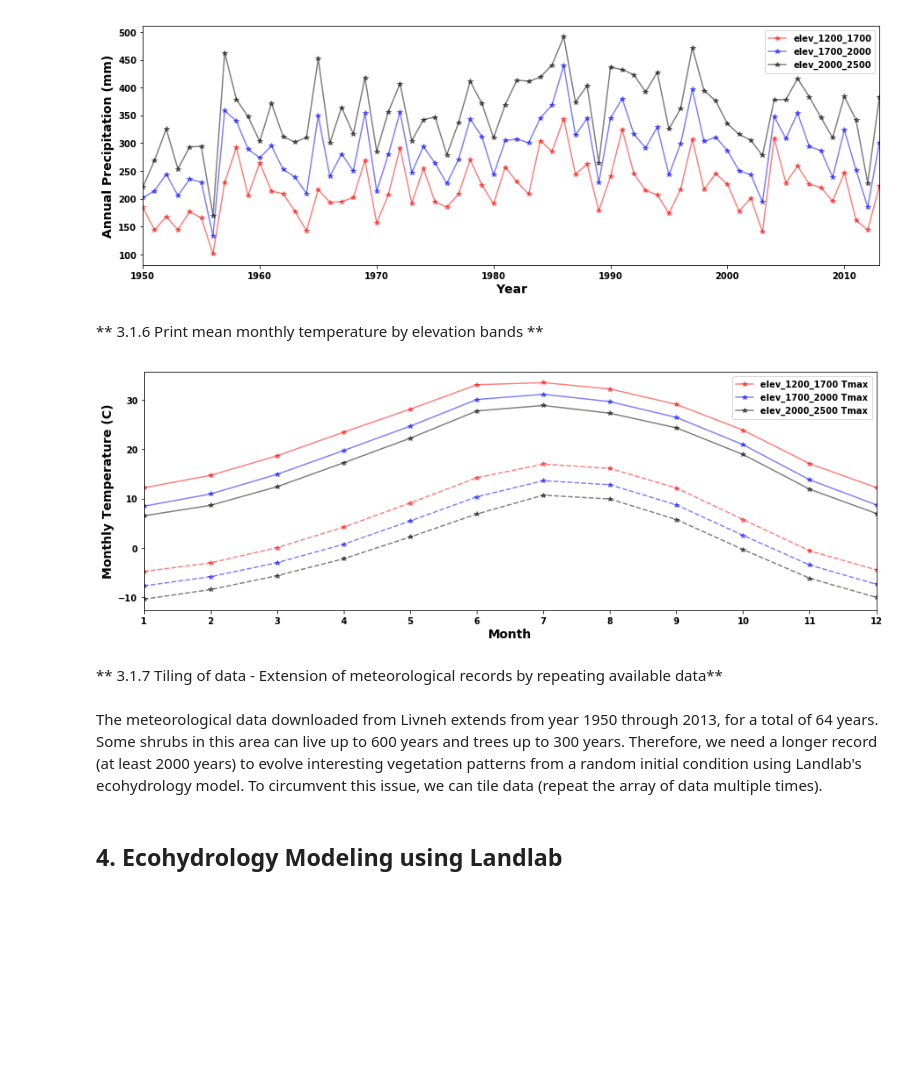
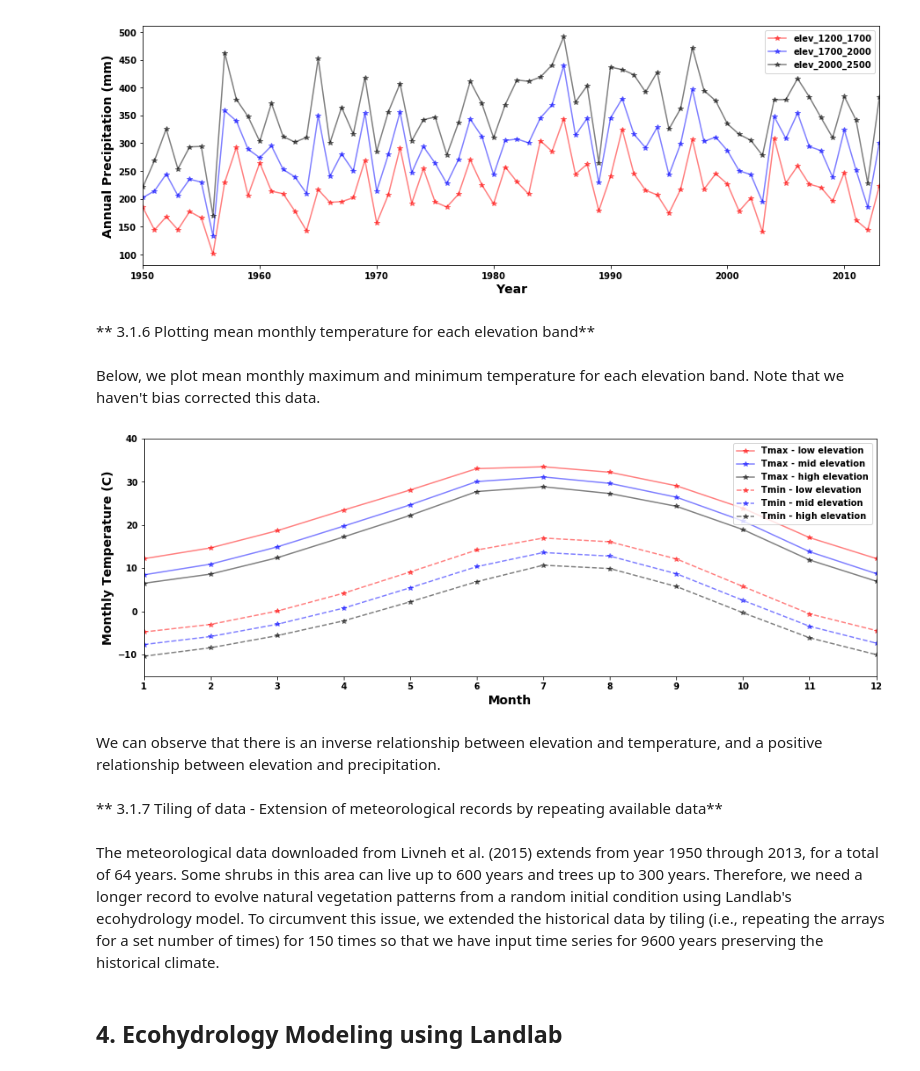
Before and after one commit to saisiddu/tutorials, a Jupyter notebook: ecohydrology_gridhydromet/reuse_ecohydrology_gridhydromet.ipynb, the cells around one changed output. Saved outputs shown, nothing was run; the diff lists cells and outputs as text; code cells hidden in the pictures; blank space fills up the shorter version.

```diff
--- a/ecohydrology_gridhydromet/reuse_ecohydrology_gridhydromet.ipynb
+++ b/ecohydrology_gridhydromet/reuse_ecohydrology_gridhydromet.ipynb
@@ -294,29 +308,34 @@ plt.show()
 # %% [output]
 [figure]
 # %% [markdown]
-** 3.1.6 Print mean monthly temperature by elevation bands **
+** 3.1.6 Plotting mean monthly temperature for each elevation band**
+# %% [markdown]
+Below, we plot mean monthly maximum and minimum temperature for each elevation band. Note that we haven't bias corrected this data.
 # %%
 T_fig2 = plt.figure(figsize=(15, 5))
 ax4 = T_fig2.add_subplot(111)
-ax4.plot(ltm_low['meanmonth_TMAX_dailymet_livneh2015'],'r-*', label = 'elev_1200_1700 Tmax', alpha=0.5)
-ax4.plot(ltm_mid['meanmonth_TMAX_dailymet_livneh2015'],'b-*', label = 'elev_1700_2000 Tmax', alpha=0.5)
-ax4.plot(ltm_high['meanmonth_TMAX_dailymet_livneh2015'],'k-*', label = 'elev_2000_2500 Tmax', alpha=0.5)
+ax4.plot(ltm_low['meanmonth_TMAX_dailymet_livneh2015'],'r-*', label = 'Tmax - low elevation', alpha=0.5)
+ax4.plot(ltm_mid['meanmonth_TMAX_dailymet_livneh2015'],'b-*', label = 'Tmax - mid elevation', alpha=0.5)
+ax4.plot(ltm_high['meanmonth_TMAX_dailymet_livneh2015'],'k-*', label = 'Tmax - high elevation', alpha=0.5)
 
-ax4.plot(ltm_low['meanmonth_TMIN_dailymet_livneh2015'],'r--*', label = 'elev_1200_1700 Tmax', alpha=0.5)
-ax4.plot(ltm_mid['meanmonth_TMIN_dailymet_livneh2015'],'b--*', label = 'elev_1700_2000 Tmax', alpha=0.5)
-ax4.plot(ltm_high['meanmonth_TMIN_dailymet_livneh2015'],'k--*', label = 'elev_2000_2500 Tmax', alpha=0.5)
+ax4.plot(ltm_low['meanmonth_TMIN_dailymet_livneh2015'],'r--*', label = 'Tmin - low elevation', alpha=0.5)
+ax4.plot(ltm_mid['meanmonth_TMIN_dailymet_livneh2015'],'b--*', label = 'Tmin - mid elevation', alpha=0.5)
+ax4.plot(ltm_high['meanmonth_TMIN_dailymet_livneh2015'],'k--*', label = 'Tmin - high elevation', alpha=0.5)
 
 plt.xlim([1, 12])
+plt.ylim([-15, 40])
 plt.ylabel('Monthly Temperature (C)', fontdict=fontdict)
 plt.xlabel('Month', fontdict=fontdict)
 plt.xticks(np.arange(1, 13, step=1), fontsize=10, fontweight='bold')
 plt.yticks(fontsize=10, fontweight='bold')
-plt.legend(prop={'weight':'bold'})
+plt.legend(loc=1, prop={'weight':'bold'})
 plt.show()
 # %% [output]
-[figure, old version]
+[figure, new version]
+# %% [markdown]
+We can observe that there is an inverse relationship between elevation and temperature, and a positive relationship between elevation and precipitation.
 # %% [markdown]
 ** 3.1.7 Tiling of data - Extension of meteorological records by repeating available data**
 # %% [markdown]
-The meteorological data downloaded from Livneh extends from year 1950 through 2013, for a total of 64 years. Some shrubs in this area can live up to 600 years and trees up to 300 years. Therefore, we need a longer record (at least 2000 years) to evolve interesting vegetation patterns from a random initial condition using Landlab's ecohydrology model. To circumvent this issue, we can tile data (repeat the array of data multiple times).
+The meteorological data downloaded from Livneh et al. (2015) extends from year 1950 through 2013, for a total of 64 years. Some shrubs in this area can live up to 600 years and trees up to 300 years. Therefore, we need a longer record to evolve natural vegetation patterns from a random initial condition using Landlab's ecohydrology model. To circumvent this issue, we extended the historical data by tiling (i.e., repeating the arrays for a set number of times) for 150 times so that we have input time series for 9600 years preserving the historical climate.
 # %%
```
Also changed, not shown: parts of 77 cells of this notebook.
